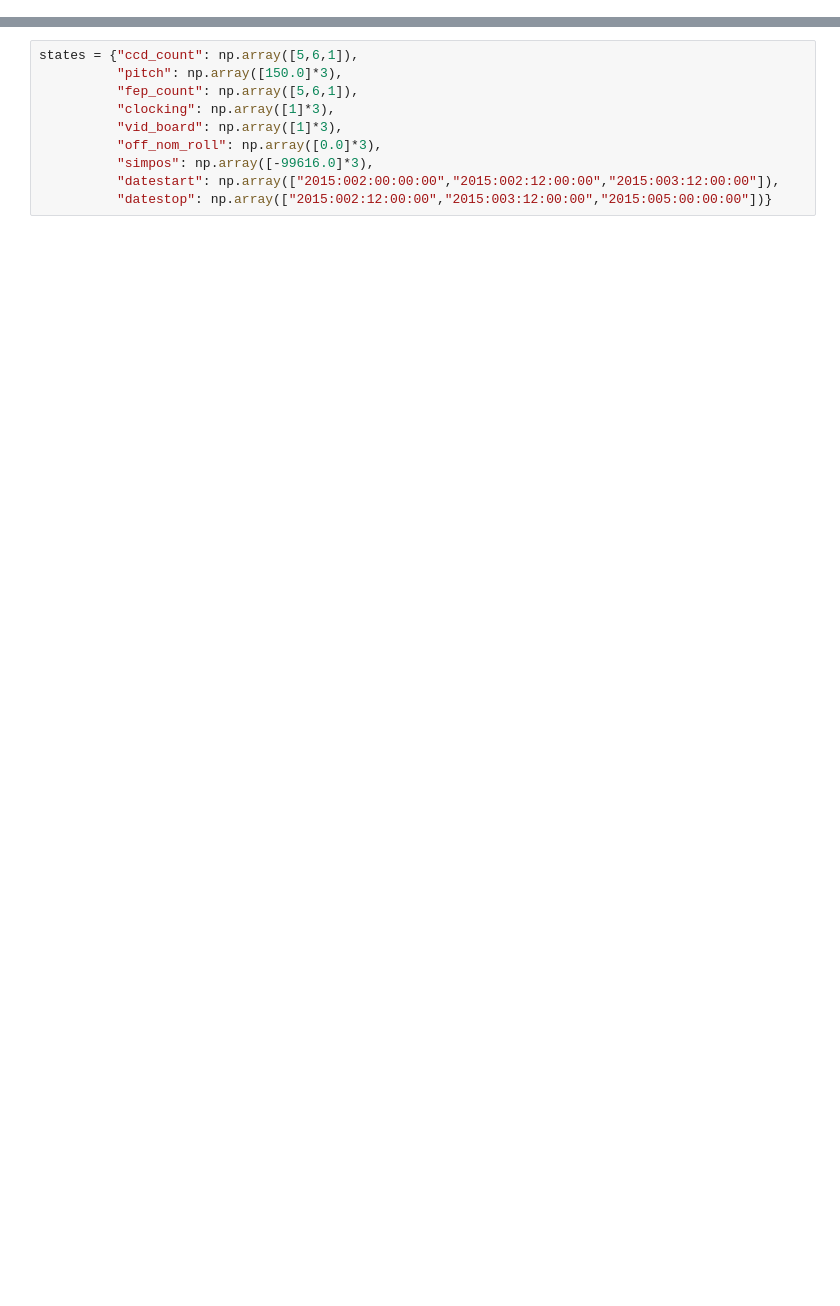
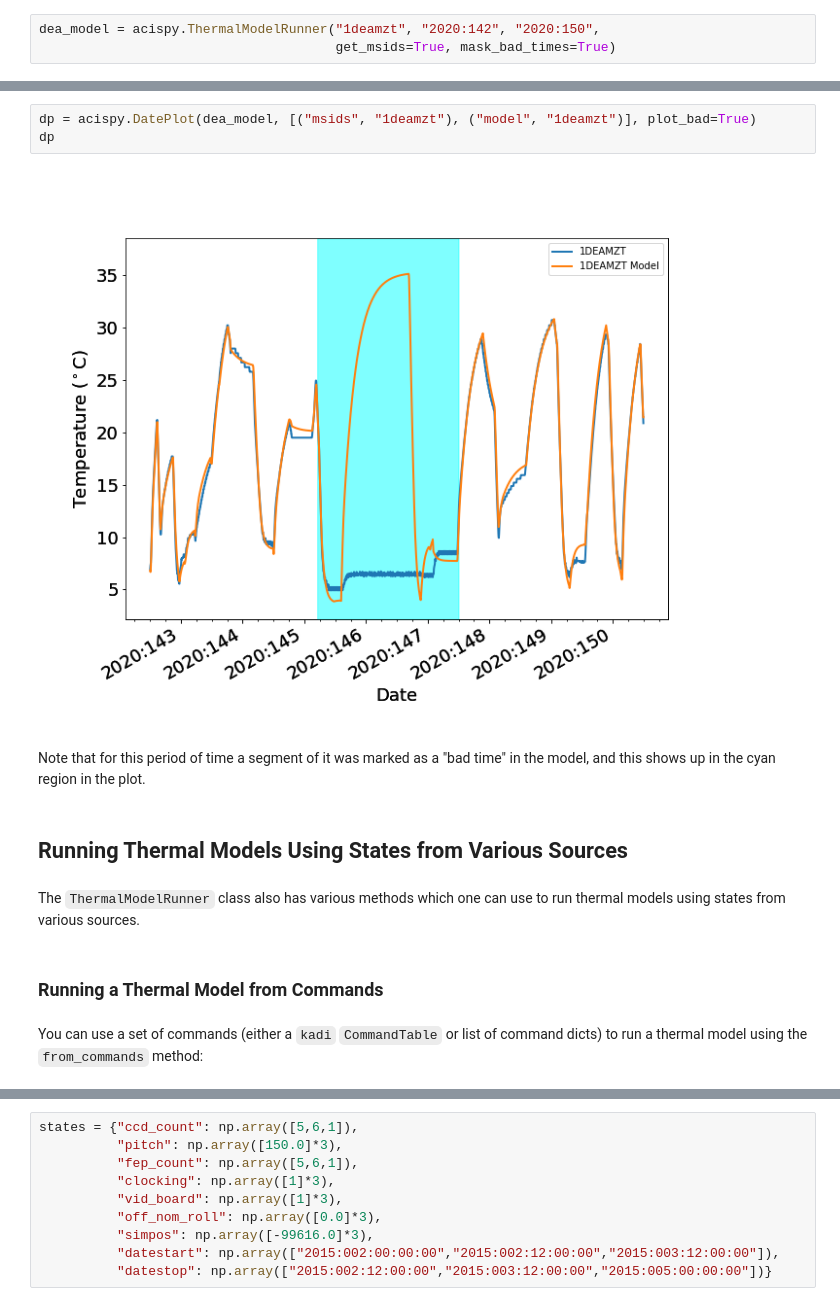
Before and after one commit to jzuhone/acispy, a Jupyter notebook: doc/source/Thermal_Models.ipynb, the cells around one changed output, grey strips where cells are left out. Drawn from its saved outputs; the diff is of its cells as text; blank space fills up the shorter version.

```diff
--- a/doc/source/Thermal_Models.ipynb
+++ b/doc/source/Thermal_Models.ipynb
@@ -5,0 +10,3 @@ import numpy as np
+# %%
+dea_model = acispy.ThermalModelRunner("1deamzt", "2020:142", "2020:150",
+                                      get_msids=True, mask_bad_times=True)
@@ -5,0 +35,15 @@ import numpy as np
+# %%
+dp = acispy.DatePlot(dea_model, [("msids", "1deamzt"), ("model", "1deamzt")], plot_bad=True)
+dp
+# %% [output]
+[figure, added]
+# %% [markdown]
+Note that for this period of time a segment of it was marked as a "bad time" in the model, and this shows up in the cyan region in the plot.
+# %% [markdown]
+## Running Thermal Models Using States from Various Sources
+# %% [markdown]
+The `ThermalModelRunner` class also has various methods which one can use to run thermal models using states from various sources.
+# %% [markdown]
+### Running a Thermal Model from Commands
+# %% [markdown]
+You can use a set of commands (either a `kadi` `CommandTable` or list of command dicts) to run a thermal model using the `from_commands` method:
```
Also changed, not shown: parts of 46 cells of this notebook, 1 other file.
